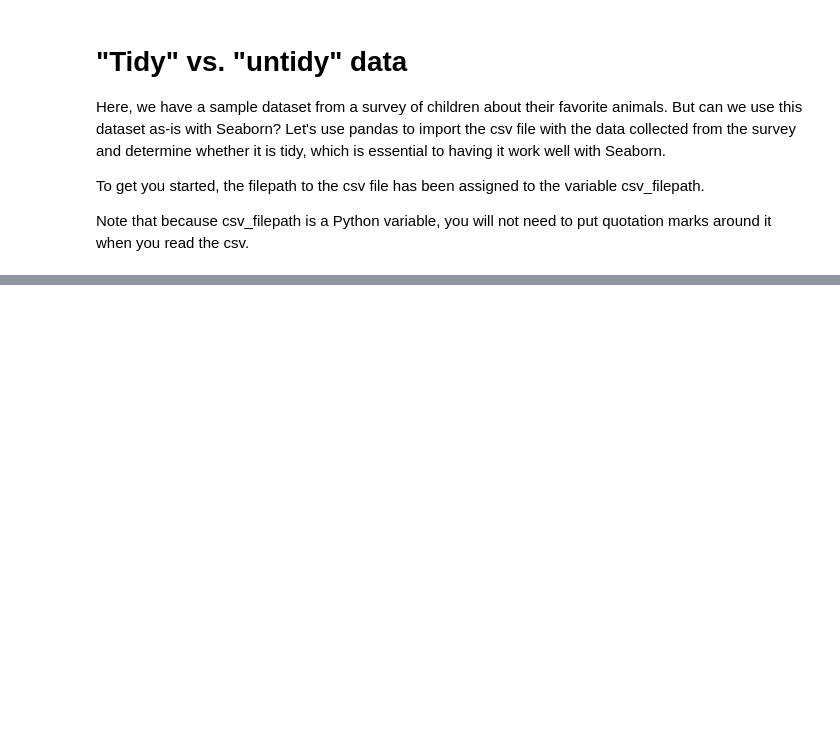
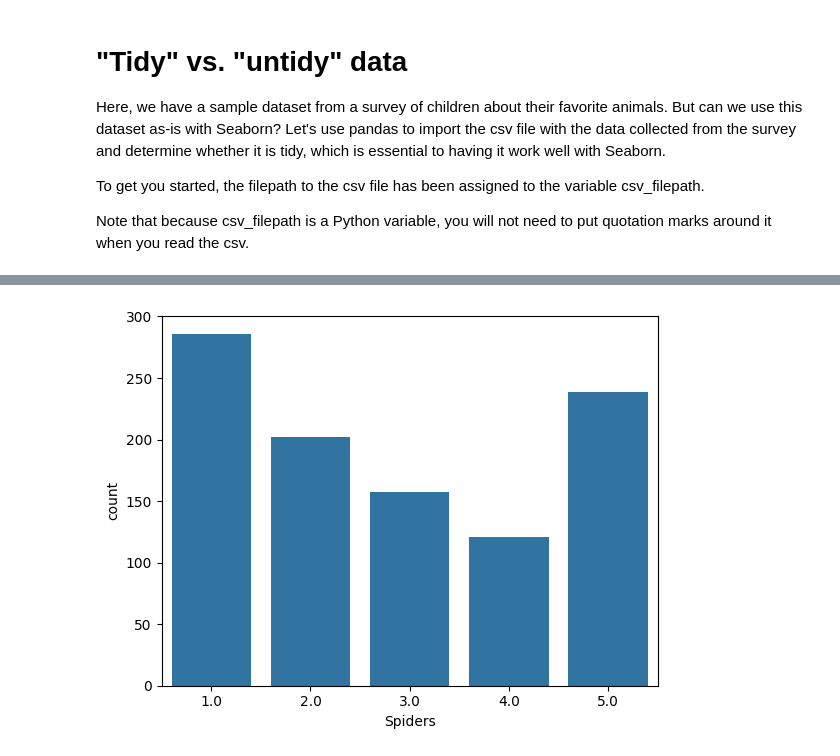
Before and after one commit to sendecka/DataCamp, a Jupyter notebook: DataCamp/09 Introduction to Data Visualization with Seaborn/01_Introduction_to_Seaborn.ipynb, the cells around one changed output, grey strips where cells are left out. Drawn from its saved outputs; the diff is of its cells as text; code cells hidden in the pictures; blank space fills up the shorter version.

```diff
--- a/DataCamp/09 Introduction to Data Visualization with Seaborn/01_Introduction_to_Seaborn.ipynb
+++ b/DataCamp/09 Introduction to Data Visualization with Seaborn/01_Introduction_to_Seaborn.ipynb
@@ -150,0 +142,16 @@ Possible answers:
+# %%
+# Import Matplotlib, pandas, and Seaborn
+import matplotlib.pyplot as plt
+import pandas as pd
+import seaborn as sns
+
+# Create a DataFrame from csv file
+df = pd.read_csv(csv_filepath)
+
+# Create a count plot with "Spiders" on the x-axis
+sns.countplot(x="Spiders", data=df)
+
+# Display the plot
+plt.show()
+# %% [output]
+[figure, added]
```
Also changed, not shown: parts of 15 cells of this notebook, 1 other file.
